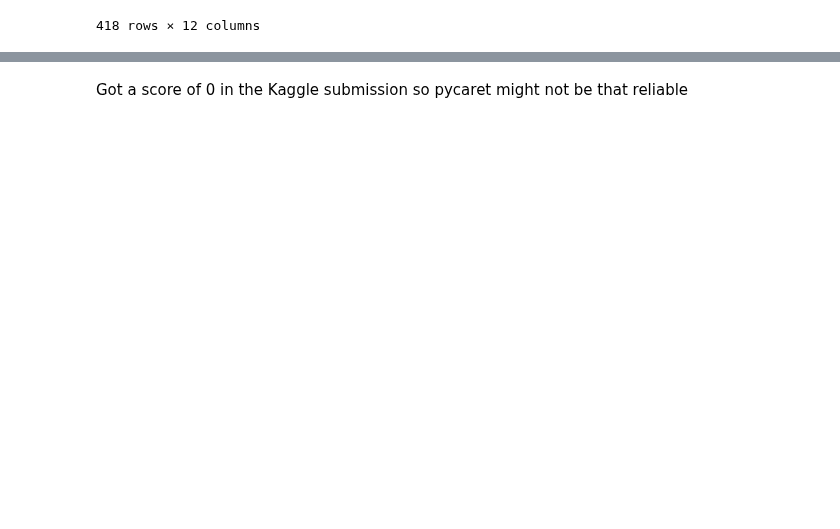
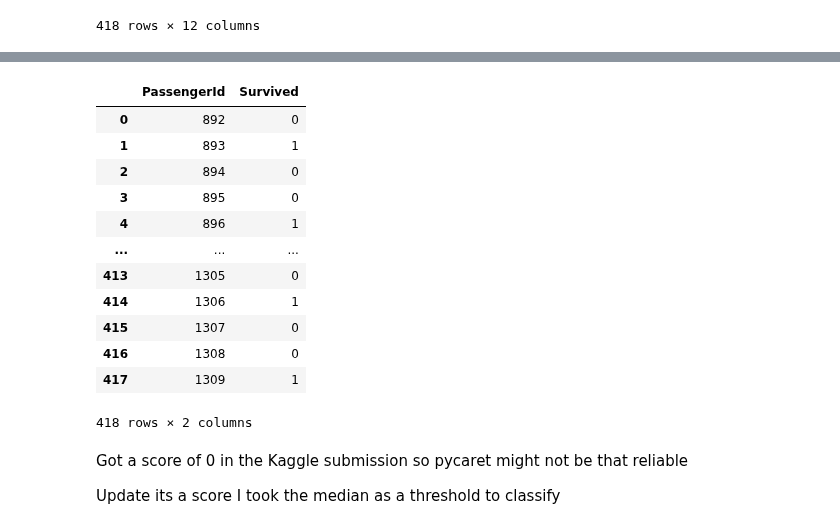
Before and after one commit to dharriya2015/100-Days-of-ML-Code, a Jupyter notebook: TITANIC/PRED.IPYNB, the cells around one changed output, grey strips where cells are left out. Saved outputs shown, nothing was run; the diff lists cells and outputs as text; code cells hidden in the pictures; blank space fills up the shorter version.

```diff
--- a/TITANIC/PRED.IPYNB
+++ b/TITANIC/PRED.IPYNB
@@ -137,0 +138,22 @@ results
+# %%
+med = results['prediction_label'].median()
+# %%
+results['Survived'] = (results['prediction_label'] >= med).astype(int)
+results = results[['PassengerId', 'Survived']]
+results.to_csv("submission_pyc_med.csv",index = False)
+# %%
+results
+# %% [output]
+|  | PassengerId | Survived |
+| 0 | 892 | 0 |
+| 1 | 893 | 1 |
+| 2 | 894 | 0 |
+| 3 | 895 | 0 |
+| 4 | 896 | 1 |
+| ... | ... | ... |
+| 413 | 1305 | 0 |
+| 414 | 1306 | 1 |
+| 415 | 1307 | 0 |
+| 416 | 1308 | 0 |
+| 417 | 1309 | 1 |
+418 rows × 2 columns
@@ -138,5 +167,7 @@ results
 # %% [markdown]
 Got a score of 0 in the Kaggle submission so pycaret might not be that reliable
+
+Update its a score I took the median as a threshold to classify
 # %%
 # reg1 = setup(df, target = 'Survived')
 # # creating a model
```
Also changed, not shown: parts of 10 cells of this notebook, 3 other files.
